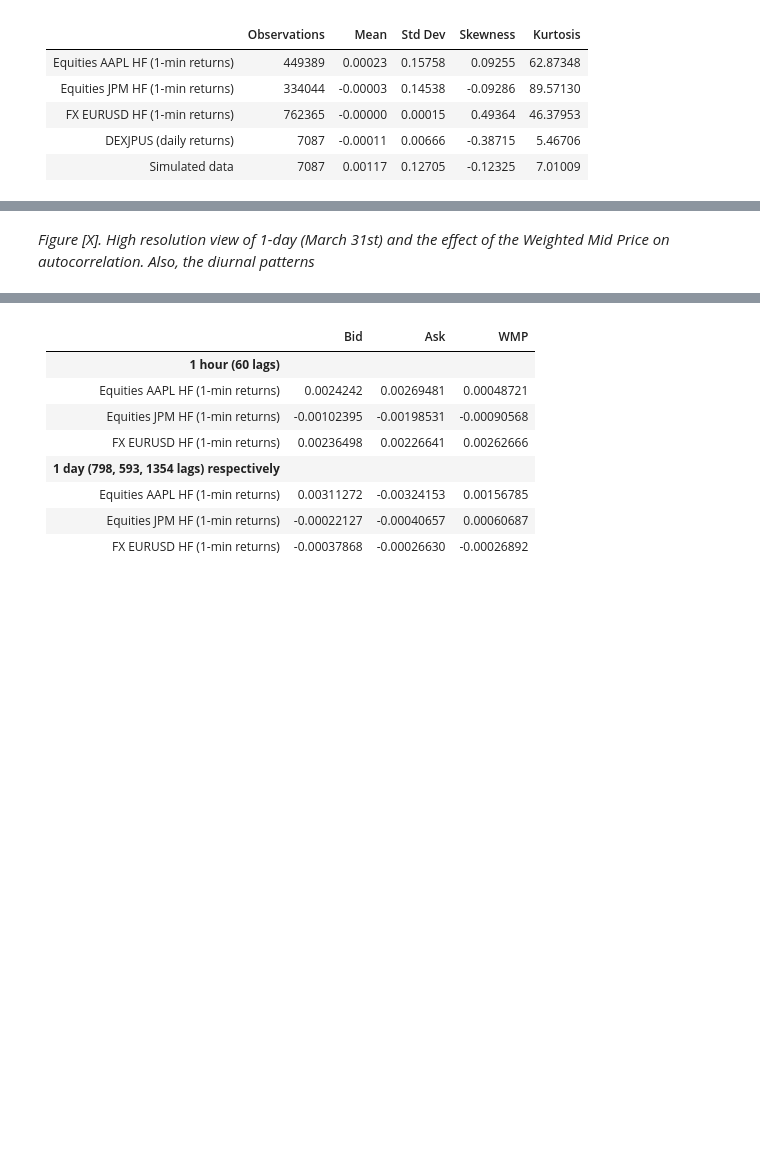
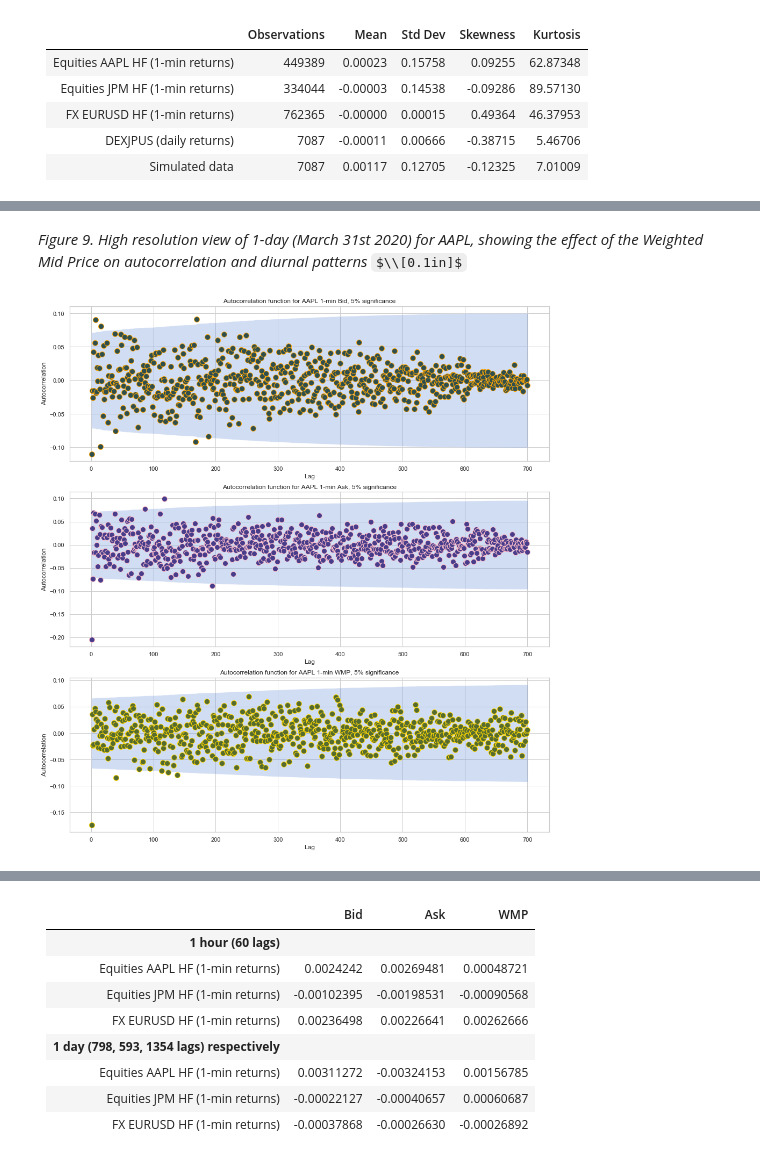
Before and after one commit to johncollinsai/high-frequency-data, a Jupyter notebook: hfdata.ipynb, the cells around one changed output, grey strips where cells are left out. Saved outputs shown, nothing was run; the diff lists cells and outputs as text; code cells hidden in the pictures; some formulas as TeX source; blank space fills up the shorter version.

```diff
--- a/hfdata.ipynb
+++ b/hfdata.ipynb
@@ -611,2 +678,24 @@ u.shape, v.shape, w.shape
 # %% [markdown]
-*Figure [X]. High resolution view of 1-day (March 31st) and the effect of the Weighted Mid Price on autocorrelation. Also, the diurnal patterns*
+*Figure 9. High resolution view of 1-day (March 31st 2020) for AAPL, showing the effect of the Weighted Mid Price on autocorrelation and diurnal patterns*
+$\\[0.1in]$
+# %%
+from scipy import stats
+import statsmodels.api as sm
+import scipy.stats as stats
+import matplotlib.pyplot as plt
+import seaborn as sns
+sns.set(style="whitegrid", palette="muted")
+
+fig, ax = plt.subplots(3, figsize=(16,18));
+
+sm.graphics.tsa.plot_acf(u, lags=n_lags, alpha=sig, use_vlines=False, zero=False, fft=True, ax=ax[0], marker='o', markerfacecolor='darkslategrey', markeredgecolor='orange', markersize=10);
+sm.graphics.tsa.plot_acf(v, lags=n_lags, alpha=sig, use_vlines=False, zero=False, fft=True,  ax=ax[1], marker='o', markerfacecolor='darkslateblue', markeredgecolor='pink', markersize=10);
+sm.graphics.tsa.plot_acf(w, lags=n_lags, alpha=sig, use_vlines=False, zero=False, fft=True,  ax=ax[2], marker='o', markerfacecolor='darkolivegreen', markeredgecolor='gold', markersize=10);
+
+ax[0].set(title="Autocorrelation function for AAPL 1-min Bid, 5% significance", xlabel="Lag", ylabel="Autocorrelation");
+ax[1].set(title="Autocorrelation function for AAPL 1-min Ask, 5% significance", xlabel="Lag", ylabel="Autocorrelation");
+ax[2].set(title="Autocorrelation function for AAPL 1-min WMP, 5% significance", xlabel="Lag", ylabel="Autocorrelation");
+
+plt.show();
+# %% [output]
+[figure, added]
```
Also changed, not shown: parts of 485 cells of this notebook, 1 other file.
